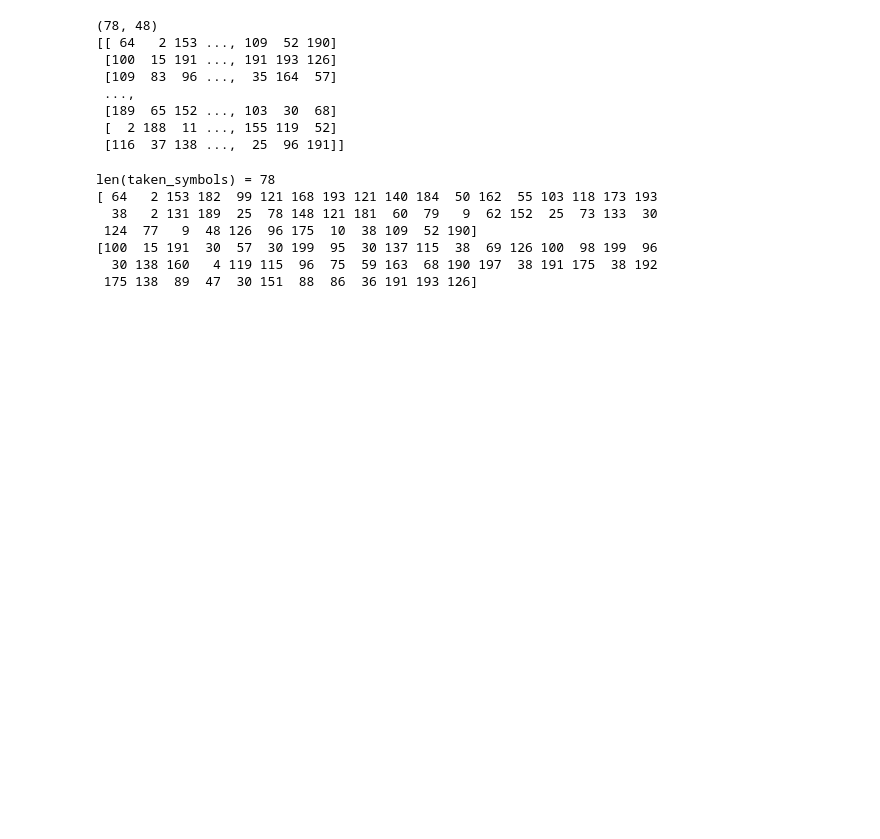
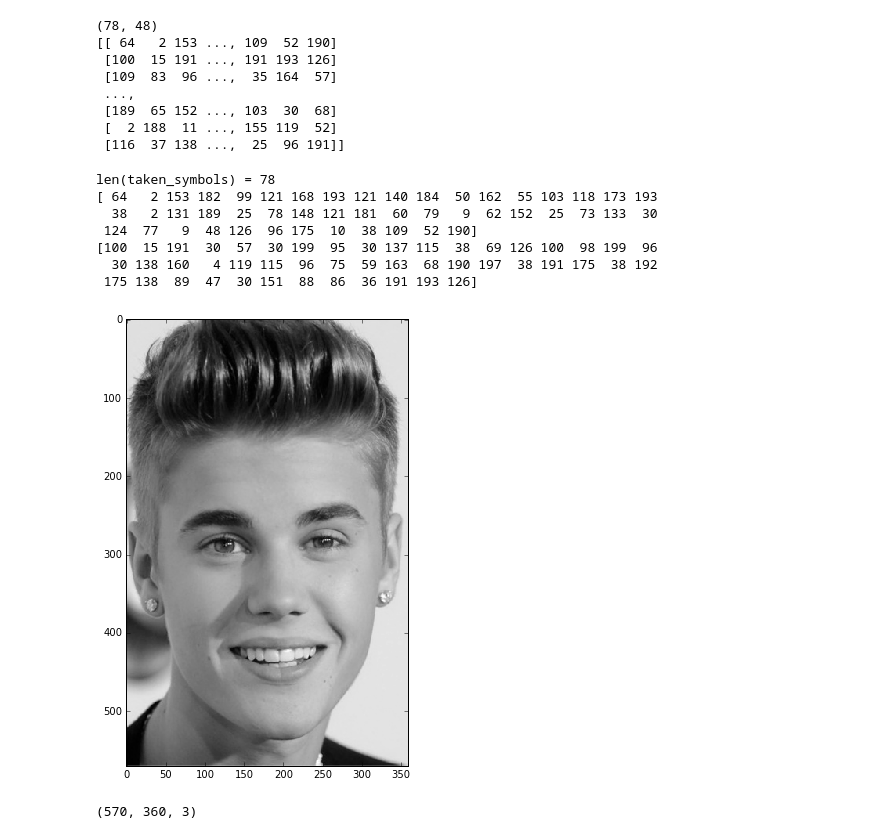
Before and after one commit to max777alex/image-to-ascii, a Jupyter notebook: project.ipynb, the cells around one changed output. Drawn from its saved outputs; the diff is of its cells as text; code cells hidden in the pictures; blank space fills up the shorter version.

Commit message:
rgb2gray added

```diff
--- a/project.ipynb
+++ b/project.ipynb
@@ -88,3 +88,32 @@ len(taken_symbols) = 78
 [100  15 191  30  57  30 199  95  30 137 115  38  69 126 100  98 199  96
   30 138 160   4 119 115  96  75  59 163  68 190 197  38 191 175  38 192
  175 138  89  47  30 151  88  86  36 191 193 126]
+# %%
+import numpy as np
+import matplotlib.pyplot as plt
+from PIL import Image
+%matplotlib inline
+
+# Image
+img = Image.open('test_img.jpg')
+img = np.array(img)
+
+# Convert RGB to grayscale
+def rgb2gray(img):
+    R = img[:,:,0]
+    G = img[:,:,1]
+    B = img[:,:,2]
+    return 0.299*R + 0.587*G + 0.114*B
+
+def show_photo(ph, size =(8,8)):
+    plt.figure(figsize=size)
+    plt.imshow(ph, cmap = 'gray', interpolation='none')
+    plt.show()
+# %%
+show_photo(rgb2gray(img))
+# %% [output]
+[figure, added]
+# %%
+a.shape
+# %% [output]
+(570, 360, 3)
```
